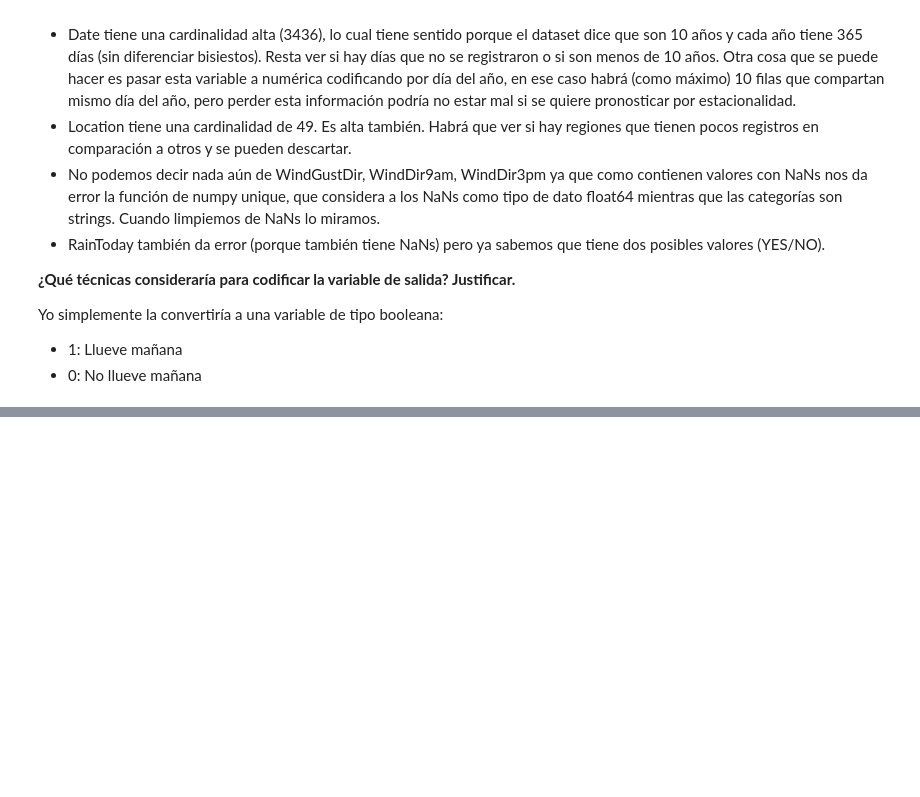
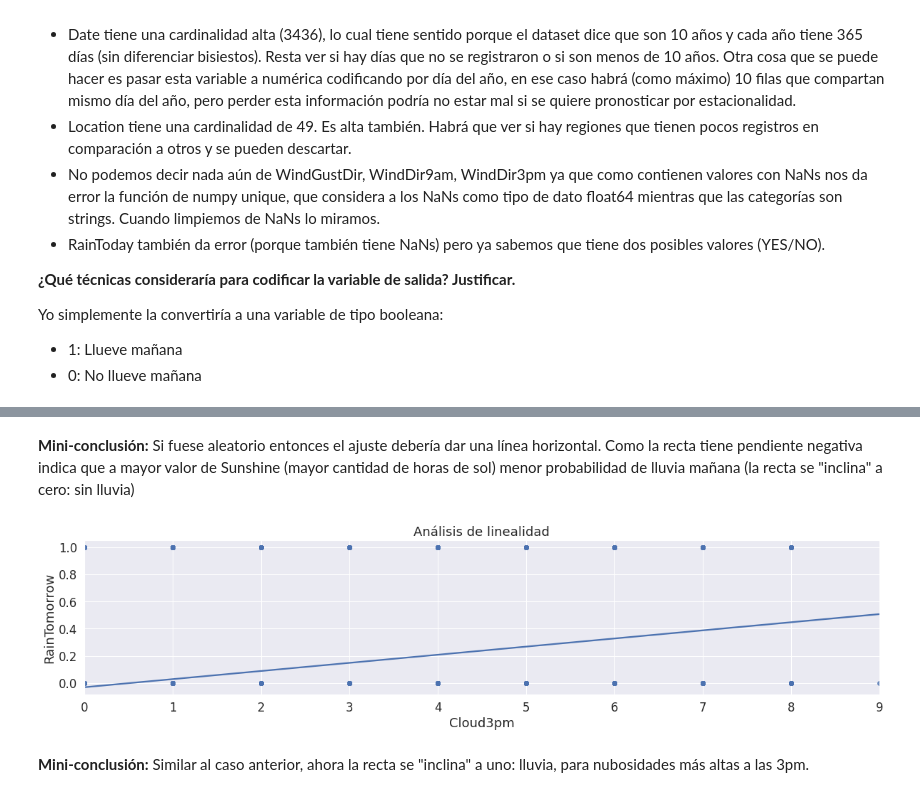
Before and after one commit to LaBruma/PosgradoAI, a Jupyter notebook: TP_Integrador_Análisis_de_datos_Brumovsky.ipynb, the cells around one changed output, grey strips where cells are left out. Cells and saved outputs as stored; diff of their text form; code cells hidden in the pictures; blank space fills up the shorter version.

```diff
--- a/TP_Integrador_Análisis_de_datos_Brumovsky.ipynb
+++ b/TP_Integrador_Análisis_de_datos_Brumovsky.ipynb
@@ -236,0 +428,11 @@ Yo simplemente la convertiría a una variable de tipo booleana:
+# %% [markdown]
+**Mini-conclusión:** Si fuese aleatorio entonces el ajuste debería dar una línea horizontal. Como la recta tiene pendiente negativa indica que a mayor valor de Sunshine (mayor cantidad de horas de sol) menor probabilidad de lluvia mañana (la recta se "inclina" a cero: sin lluvia)
+# %%
+# Veamos que pasa ahora con Cloud3pm en un análisis de linealidad
+#---------------------------------------------------------------------
+fig,axes = plt.subplots(1,1,figsize=(20,4))
+sns.regplot(x="Cloud3pm", y="RainTomorrow", data=dataset, order=1,ax=axes).set_title("Análisis de linealidad");
+# %% [output]
+[figure, added]
+# %% [markdown]
+**Mini-conclusión:** Similar al caso anterior, ahora la recta se "inclina" a uno: lluvia, para nubosidades más altas a las 3pm.
```
Also changed, not shown: parts of 26 cells of this notebook.
